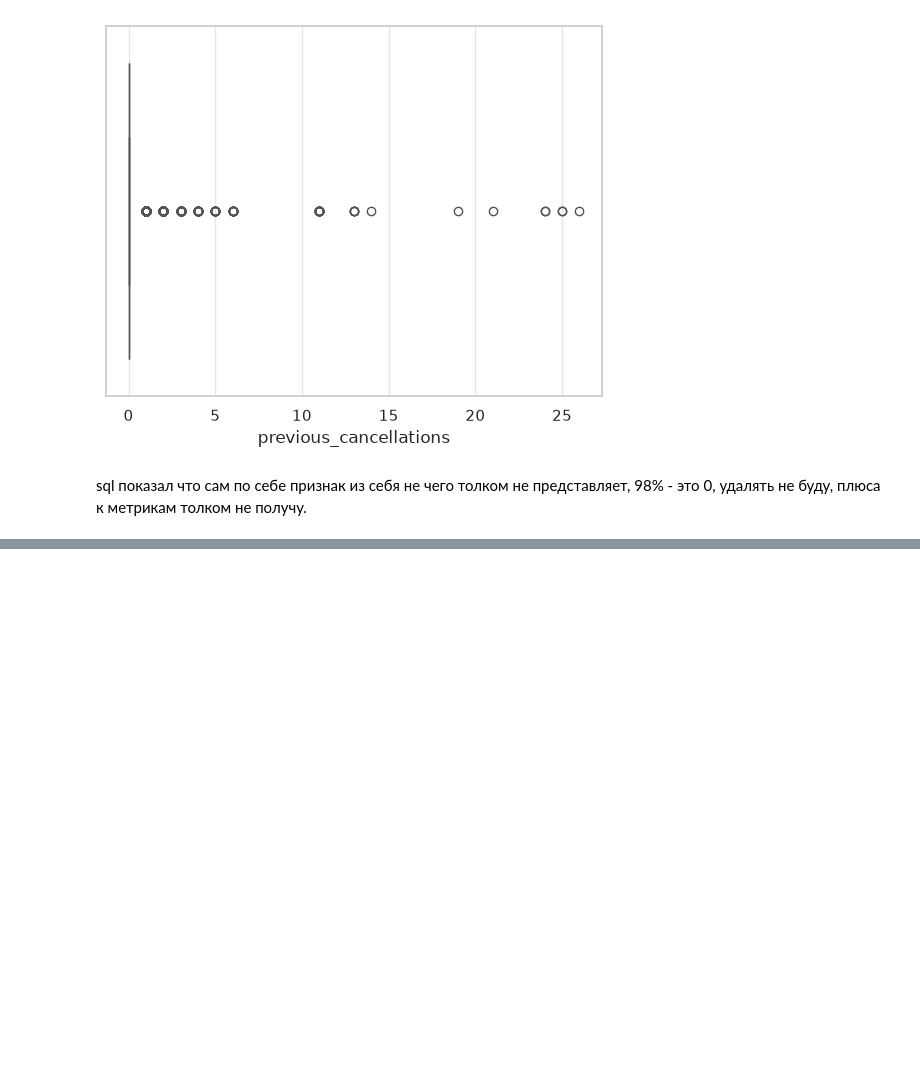
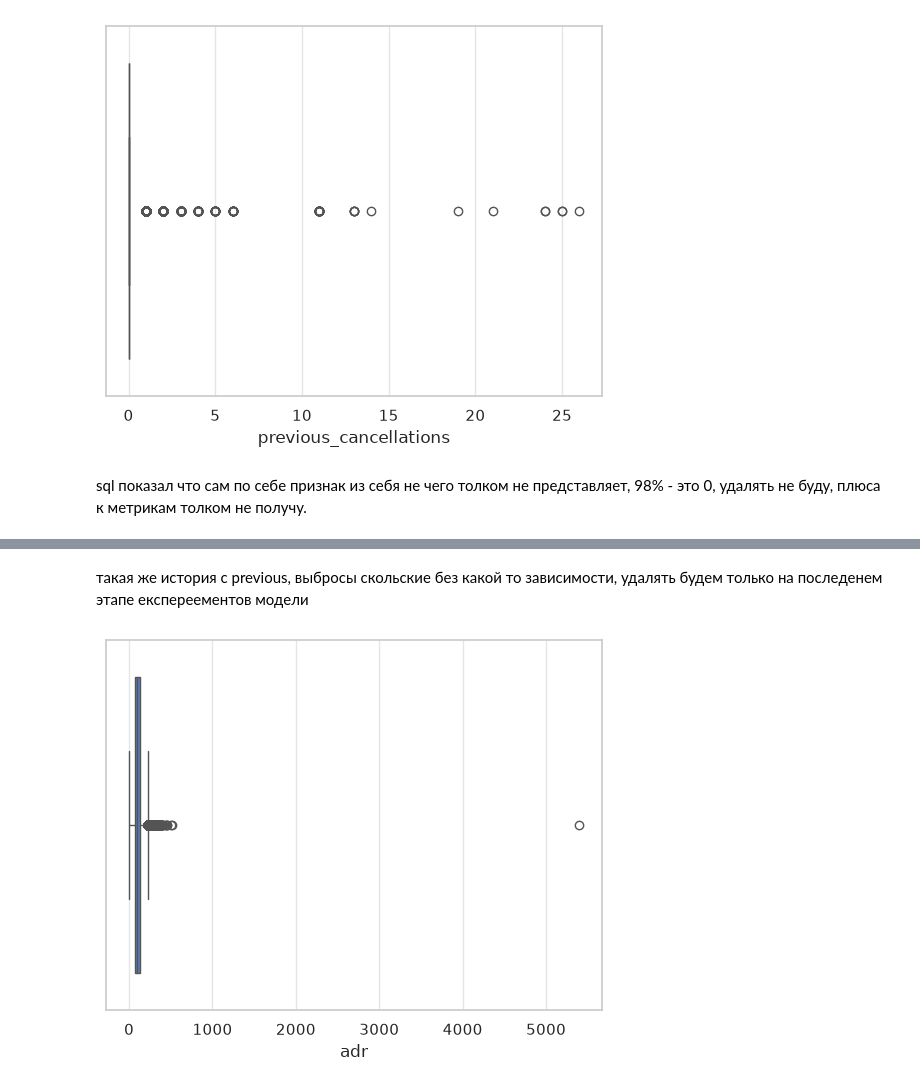
Before and after one commit to ortm01/hotel_book_ds, a Jupyter notebook: notebooks/01_eda.ipynb, the cells around one changed output, grey strips where cells are left out. Saved outputs shown, nothing was run; the diff lists cells and outputs as text; code cells hidden in the pictures; blank space fills up the shorter version.

```diff
--- a/notebooks/01_eda.ipynb
+++ b/notebooks/01_eda.ipynb
@@ -144,0 +150,6 @@ sql показал что сам по себе признак из себя не
+# %% [markdown]
+такая же история с previous, выбросы скольские без какой то зависимости, удалять будем только на последенем этапе експереементов модели
+# %%
+ax = sns.boxplot(data=df, x='adr')
+# %% [output]
+[figure, added]
```
Also changed, not shown: parts of 9 cells of this notebook.
